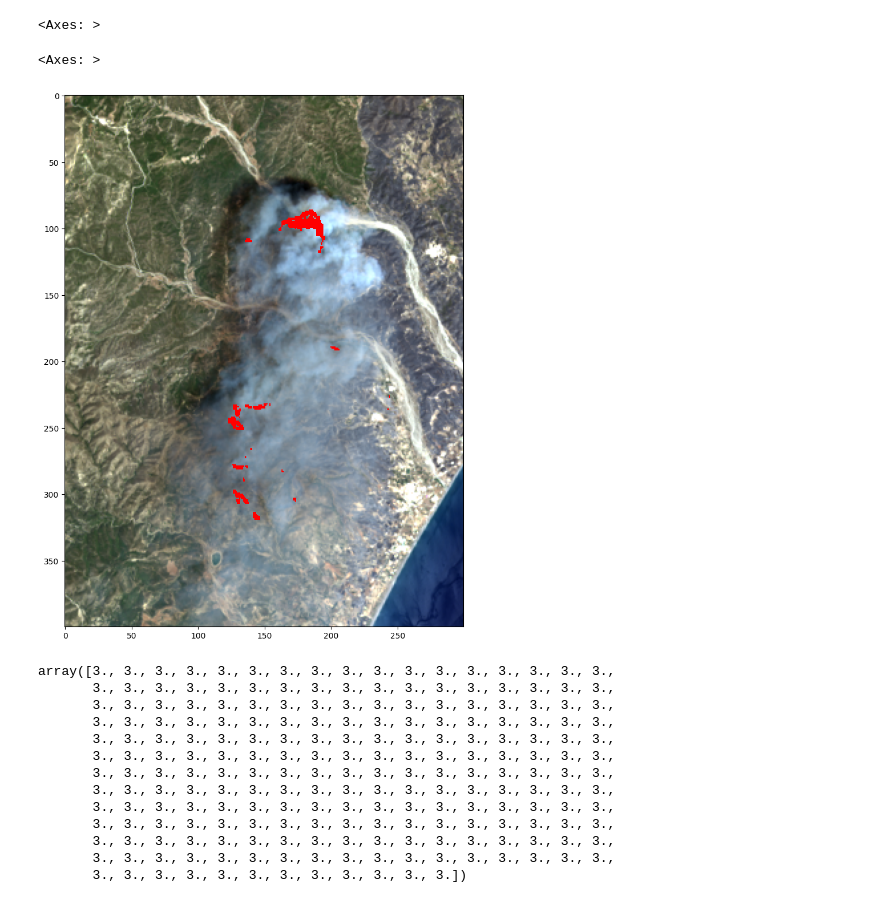
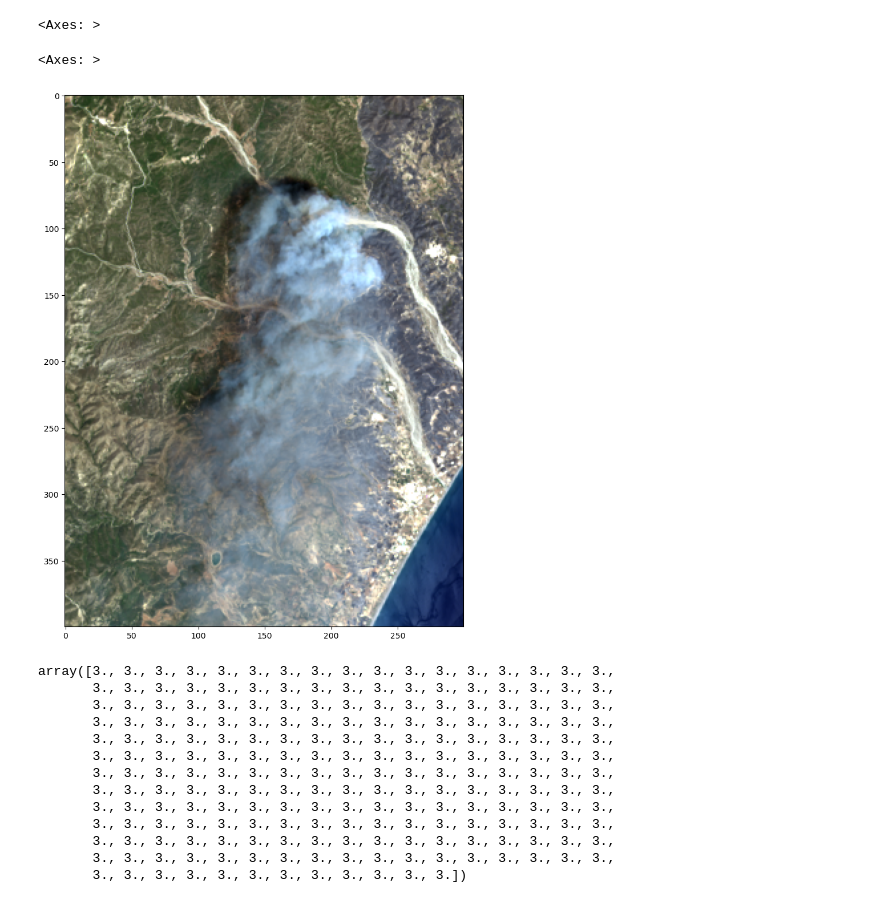
Before and after one commit to Pinnacle55/landsatAFD, a Jupyter notebook: Active Fire Detection.ipynb, the cells around one changed output. Drawn from its saved outputs; the diff is of its cells as text; code cells hidden in the pictures.

```diff
--- a/Active Fire Detection.ipynb
+++ b/Active Fire Detection.ipynb
@@ -7,3 +21,5 @@ from scipy.ndimage import generic_filter, uniform_filter
+# %%
+stack, profile = es.stack([os.path.join('dataset', file) for file in os.listdir('dataset')], out_path = 'dataset/sample_dataset_stacked.tif')
 # %%
 # View image
 with rio.open('20230726_TOA/LC08_L1TP_180035_20230726_20230804_02_T1_TOA_STACKED.tif') as src:
@@ -314,18 +269,15 @@ show(pfire[1400:1800, 700:1000], cmap = 'Blues')
 # %%
 show(fire_mask[1400:1800, 700:1000], cmap = 'Reds')
 # %%
-from matplotlib.colors import ListedColormap
-import matplotlib.pyplot as plt
-
 cmap = ListedColormap(['none', 'orange', 'red'])
 
 fig, ax = plt.subplots(figsize = (12,12))
 show(histogram_stretch(stack[[3,2,1],1400:1800, 700:1000], 0, 99), ax = ax)
-show(detected_fires[1400:1800, 700:1000], cmap = cmap, ax = ax, interpolation = 'nearest')
+# show(detected_fires[1400:1800, 700:1000], cmap = cmap, ax = ax, interpolation = 'nearest')
 # show(fire_mask[1400:1800, 700:1000], cmap = 'Blues', alpha = 0.5, ax = ax)
 # %% [output]
 <Axes: >
-[figure, old version]
+[figure, new version]
 # %%
 detected_fires[detected_fires == 3]
 # %% [output]
```
Also changed, not shown: parts of 14 cells of this notebook, 3 other files.
